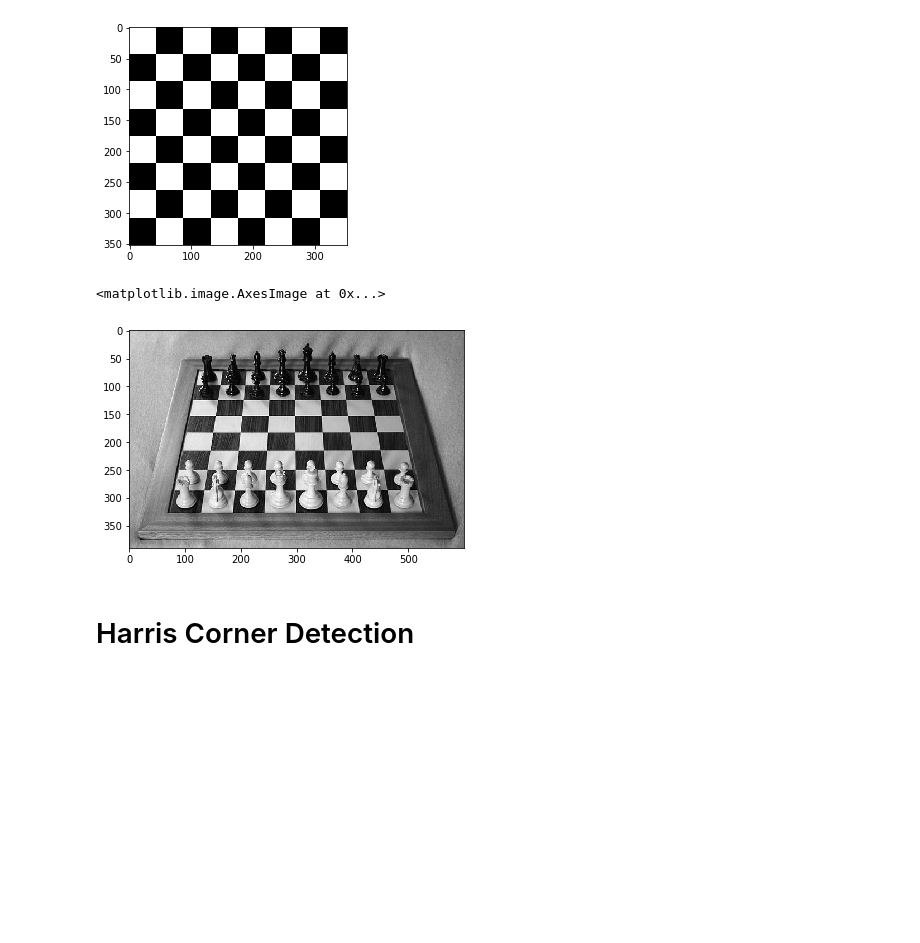
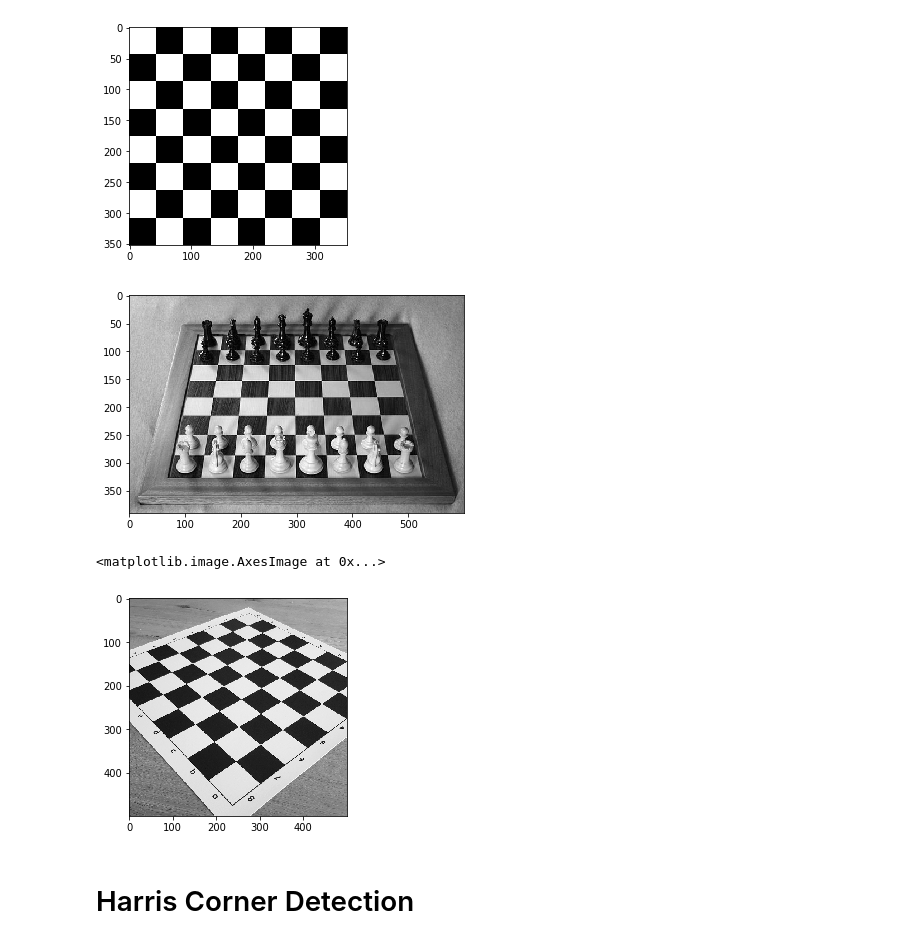
Before and after one commit to PhilipPurwoko/OpenCV-ObjectDetection, a Jupyter notebook: HarrisCornerDetection.ipynb, the cells around one changed output. Drawn from its saved outputs; the diff is of its cells as text; code cells hidden in the pictures; blank space fills up the shorter version.

```diff
--- a/HarrisCornerDetection.ipynb
+++ b/HarrisCornerDetection.ipynb
@@ -9,14 +9,21 @@ flat_chessboard = cv2.cvtColor(rgb_flat_chessboard,cv2.COLOR_BGR2GRAY)
 
 rgb_real_chessboard = cv2.imread('Images/real_chessboard.jpg')
 real_chessboard = cv2.cvtColor(rgb_real_chessboard,cv2.COLOR_BGR2GRAY)
+
+rgb_chessboard_mat = cv2.imread('Images/chessboard_mat.jpg')
+rgb_chessboard_mat = cv2.resize(rgb_chessboard_mat,dsize=(500,500))
+chessboard_mat = cv2.cvtColor(rgb_chessboard_mat,cv2.COLOR_BGR2GRAY)
 # %%
 plt.imshow(flat_chessboard,cmap='gray')
 plt.show()
 plt.imshow(real_chessboard,'gray')
+plt.show()
+plt.imshow(chessboard_mat,'gray')
 # %% [output]
 [figure]
+[figure]
 <matplotlib.image.AxesImage at 0x...>
-[figure]
+[figure, added]
 # %% [markdown]
 # Harris Corner Detection
 # %%
```
Also changed, not shown: parts of 2 cells of this notebook.
